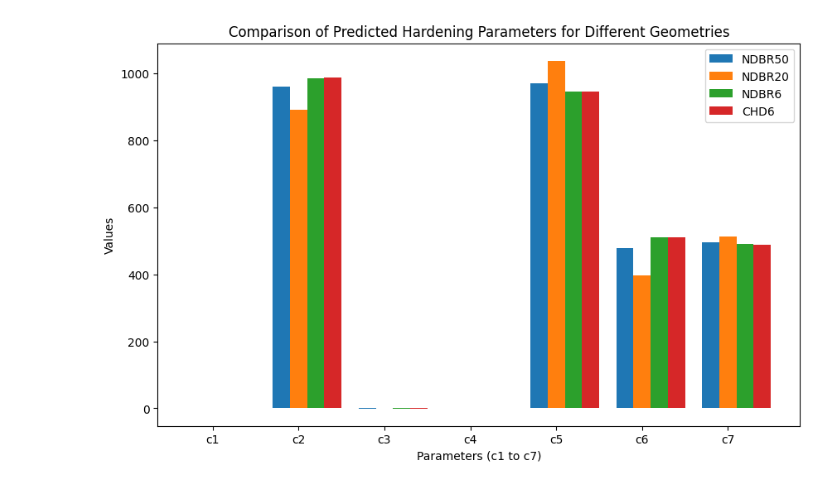
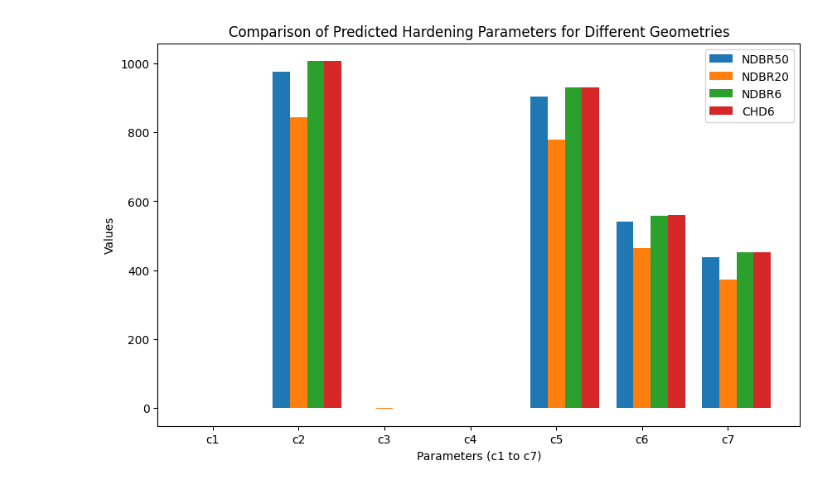
Before and after one commit to LianjGroup/Machine-Learning-Assisted-Optimization-of-Hardening-Parameters, a Jupyter notebook: MAIN/MODELS/PART23_FINETUNING.ipynb, the cells around one changed output. Saved outputs shown, nothing was run; the diff lists cells and outputs as text; code cells hidden in the pictures.

```diff
--- a/MAIN/MODELS/PART23_FINETUNING.ipynb
+++ b/MAIN/MODELS/PART23_FINETUNING.ipynb
@@ -17,7 +17,7 @@ import torch.nn.functional as F
 
 # Define the geometries and yielding indices
 geometries = ['NDBR50', 'NDBR20', 'NDBR6', 'CHD6']
-dataPoints = {'NDBR50': 20200, 'NDBR20': 20200, 'NDBR6': 20200, 'CHD6': 20200}
+dataPoints = {'NDBR50': 50000, 'NDBR20': 50000, 'NDBR6': 50000, 'CHD6': 50000}
 
 # Load data from CSV files
 X_files = {
@@ -87,11 +87,11 @@ model = NeuralNetwork(input_size, hidden_size1, hidden_size2, hidden_size3, hidd
 
 
 # Define a loss function (custom MSE loss with regularization) and an optimizer (e.g., Adam)
-criterion = CustomMSELoss(lambda_reg=0.01)  # Adjust lambda_reg as needed
+criterion = CustomMSELoss(lambda_reg=0.1)  # Adjust lambda_reg as needed
 optimizer = optim.Adam(model.parameters(), lr=0.001)
 
 # Training loop
-num_epochs = 5000
+num_epochs = 1000
 
 target_values = torch.tensor([ 0.5, 1300, 2.3 * 10**-14, 0.075, 773.18, 1039.37, 73.94],
                              dtype=torch.float32)
@@ -174 +174 @@ Predicted parameters for geometry CHD6:
-[figure, old version]
+[figure, new version]
```
Also changed, not shown: parts of 2 cells of this notebook, 14 other files.
